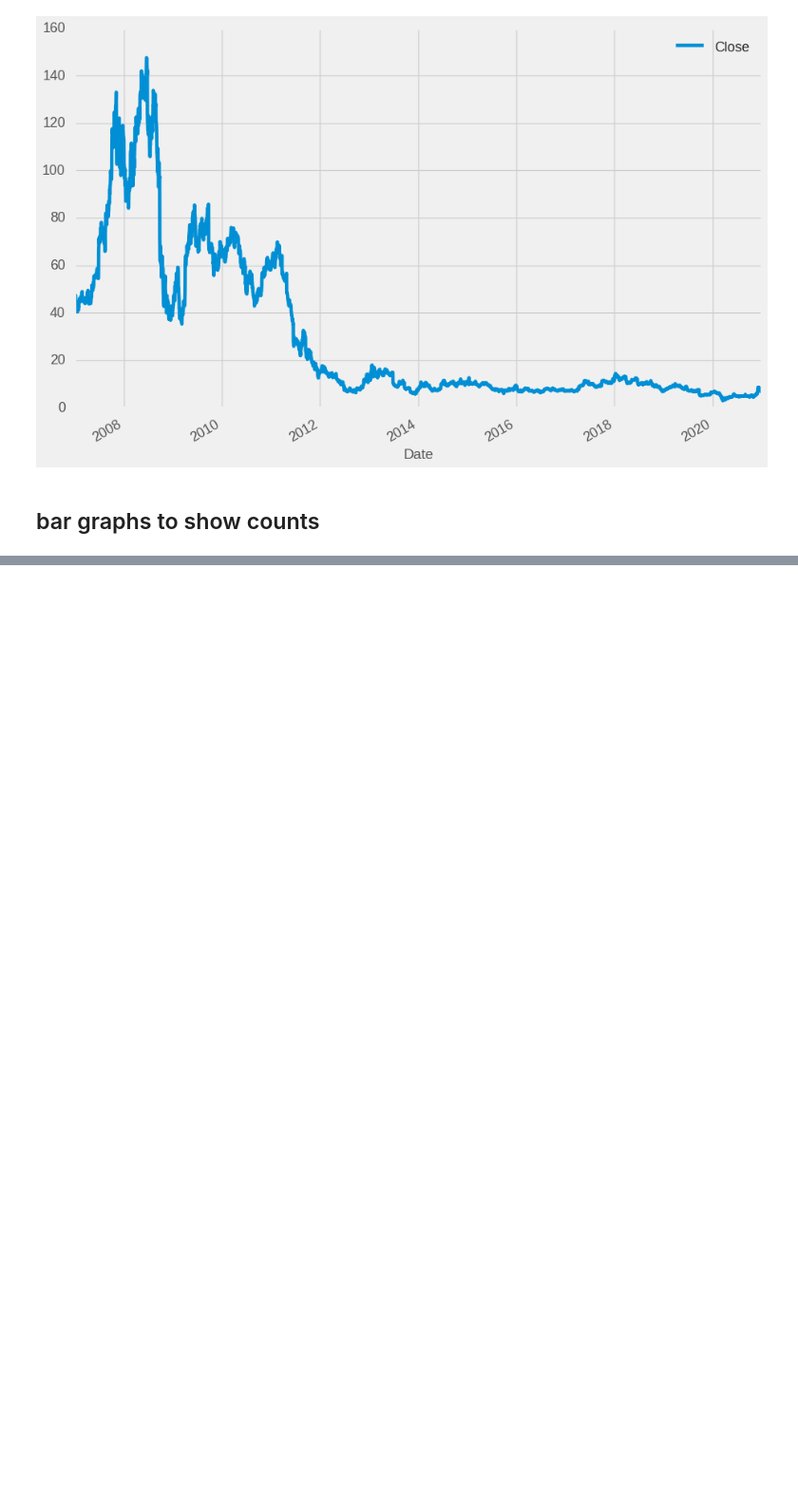
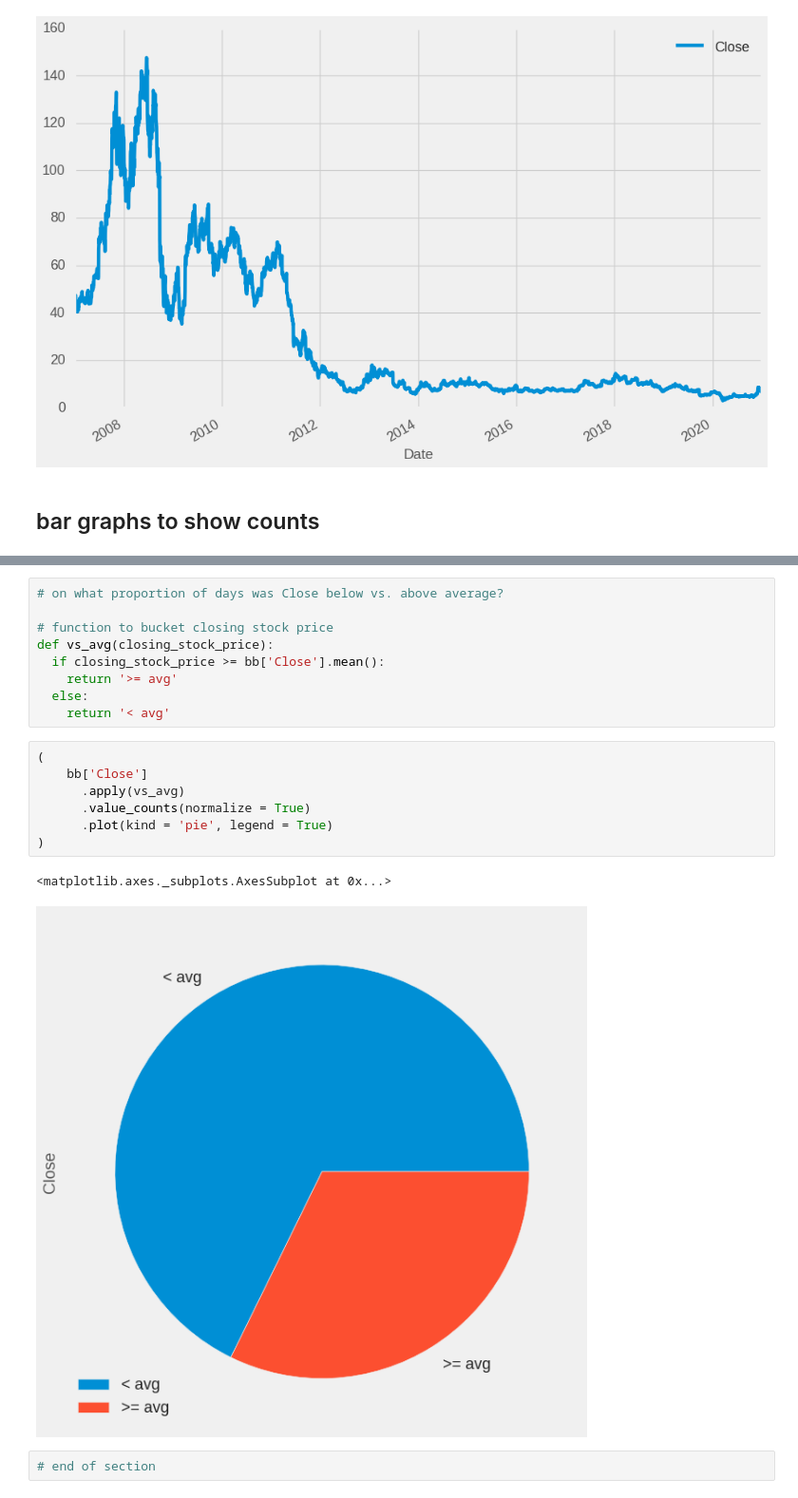
Before and after one commit to jack-cao-623/python_learning, a Jupyter notebook: pandas_visualization.ipynb, the cells around one changed output, grey strips where cells are left out. Shown: that part at 95% size. Cells and saved outputs as stored; diff of their text form; blank space fills up the shorter version.

```diff
--- a/pandas_visualization.ipynb
+++ b/pandas_visualization.ipynb
@@ -131,0 +173,21 @@ bb.plot(y = 'Close')
+# %%
+# on what proportion of days was Close below vs. above average?
+
+# function to bucket closing stock price
+def vs_avg(closing_stock_price):
+  if closing_stock_price >= bb['Close'].mean():
+    return '>= avg'
+  else:
+    return '< avg'
+# %%
+(
+    bb['Close']
+      .apply(vs_avg)
+      .value_counts(normalize = True)
+      .plot(kind = 'pie', legend = True)
+)
+# %% [output]
+<matplotlib.axes._subplots.AxesSubplot at 0x...>
+[figure, added]
+# %%
+# end of section
```
Also changed, not shown: parts of 5 cells of this notebook.
